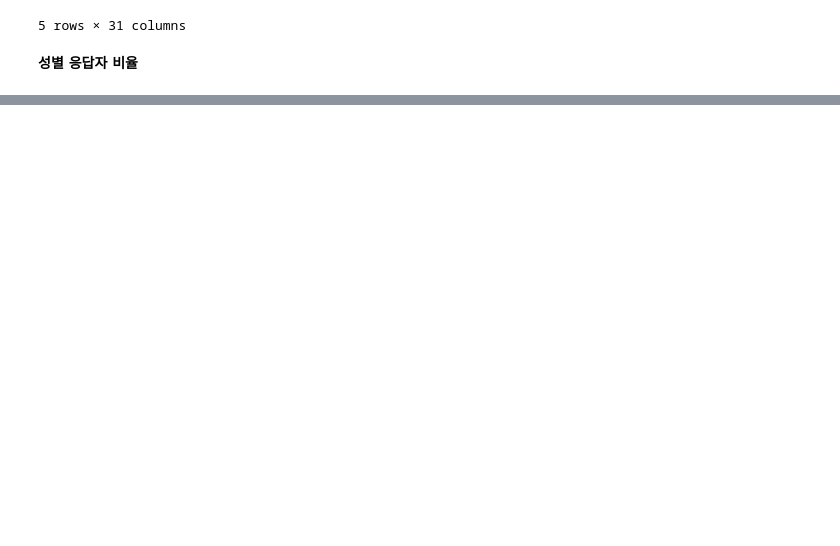
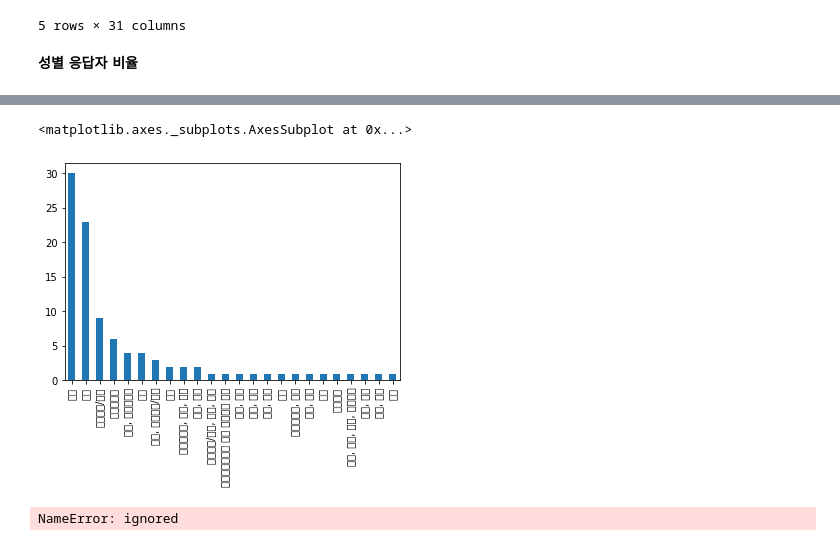
Before and after one commit to mjiii25/IBK, a Jupyter notebook: 에이미랩스_설문조사_결과_시각화.ipynb, the cells around one changed output, grey strips where cells are left out. Cells and saved outputs as stored; diff of their text form; code cells hidden in the pictures; blank space fills up the shorter version.

```diff
--- a/에이미랩스_설문조사_결과_시각화.ipynb
+++ b/에이미랩스_설문조사_결과_시각화.ipynb
@@ -83,0 +167,14 @@ dat_count.plot.pie(y = '타임스탬프')
+# %%
+dat_count = dat['운동'].value_counts()
+dat_count.plot.bar()
+# %% [output]
+<matplotlib.axes._subplots.AxesSubplot at 0x...>
+[figure, added]
+# %%
+x = [1, 2, 3, 4, 5]
+
+plt.bar(x, data1,color='r',width=0.5)
+plt.bar(x, data2,color='g',width=0.5)
+plt.bar(x, data3,color='b',width=0.5)
+# %% [output]
+NameError: ignored
```
Also changed, not shown: parts of 27 cells of this notebook.
